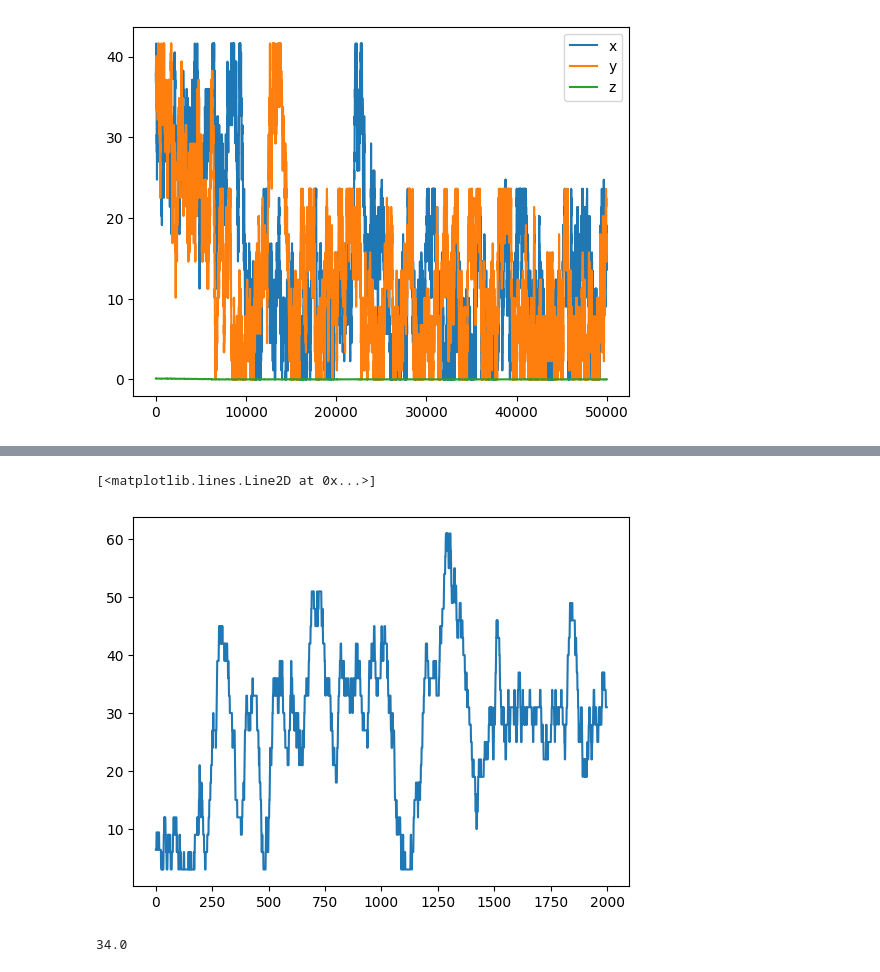
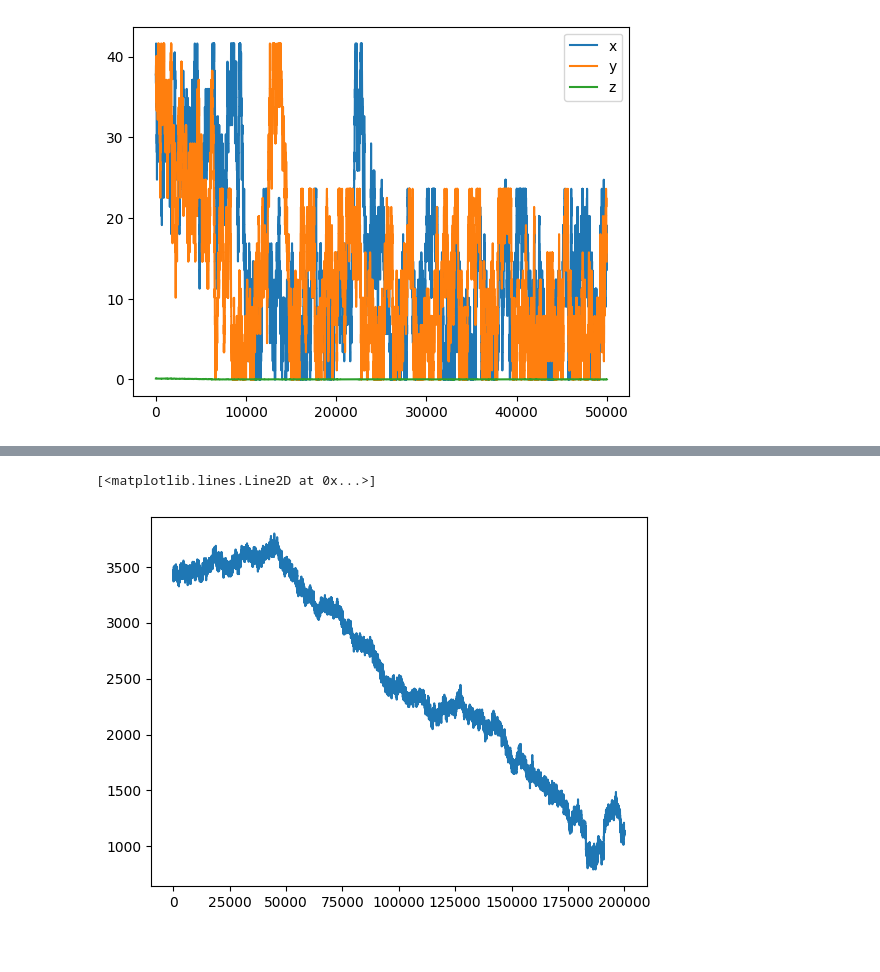
Before and after one commit to SpaceMeerkat/traident, a Jupyter notebook: training/preprocessing.ipynb, the cells around one changed output, grey strips where cells are left out. Cells and saved outputs as stored; diff of their text form; code cells hidden in the pictures.

```diff
--- a/training/preprocessing.ipynb
+++ b/training/preprocessing.ipynb
@@ -233,7 +229,7 @@ input_size = 3  # Matches input_vector dimensions
 hidden_size = 6  # Can be adjusted
 output_size = 6  # Moves: +row, -row, +col, -col, +channel, -channel
 policy = PolicyNet(input_size, hidden_size, output_size)
-optimizer = optim.Adam(policy.parameters(), lr=0.01)
+optimizer = optim.Adam(policy.parameters(), lr=0.1)
 criterion = nn.MSELoss()  # Placeholder loss (we will use REINFORCE-like updates)
 
 # Define action mapping
@@ -244,10 +240,10 @@ actions = [
 ]
 
 # Training loop
-num_steps = 50000
+num_steps = 200000
 positions = []
 
-row, column, channel, Nxy, Nt = torch.tensor(0.1), torch.tensor(0.1), torch.tensor(0.1), torch.tensor(3), torch.tensor(21)
+row, column, channel, Nxy, Nt = torch.tensor(0.1), torch.tensor(0.1), torch.tensor(0.75), torch.tensor(3), torch.tensor(21)
 a_x, a_y, a_t, a_Nxy, a_Nt = torch.tensor(40), torch.tensor(40), torch.tensor(1000), torch.tensor(3), torch.tensor(21)
 
 # Scaling limits for neighborhood size
@@ -258,7 +254,7 @@ def get_input_vector():
     tneighbourhood = get_neighbourhood(cube=torch_chunk, row=row, column=column, channel=channel, Nxy=Nxy, Nt=Nt)
     tneighbourhood = rescale_neighbourhood(tneighbourhood)
     distance_x, distance_y, distance_t = anomaly_distance(torch_chunk, row, column, channel, Nxy, Nt, a_x, a_y, a_t, a_Nxy, a_Nt)
-    return torch.stack([distance_x*72, distance_y*72, distance_t])
+    return torch.stack([distance_x, distance_y, distance_t])
 
 running_loss, running_reward, running_action_probs, running_inputs  = [],[],[],[]
 
@@ -277,7 +273,7 @@ for step in range(num_steps):
     column = torch.clamp(column*64 + move[1], Nxy_max, torch_chunk.shape[2] - Nxy_max)/64
     channel = torch.clamp(channel*4608 + move[2], Nt_max, torch_chunk.shape[0] - Nt_max)/4608
 
-    reward = torch.tensor((abs(row*64 - a_x)/64 + abs(column*64 - a_y)/64 + abs(channel*4608 - a_t))/4608, dtype=torch.float)# * torch_chunk.shape[1]/torch_chunk.shape[0])
+    reward = abs(row*64 - a_x)/64 + abs(column*64 - a_y)/64 + abs(channel*4608 - a_t)/4608# * torch_chunk.shape[1]/torch_chunk.shape[0])
     running_reward.append(reward)
 
     loss = reward * action_probs[action_index]
@@ -410,10 +391,6 @@ plt.legend()
 # %%
 plt.figure()
-plt.plot(x)
+plt.plot(z)
 # %% [output]
 [<matplotlib.lines.Line2D at 0x...>]
-[figure, old version]
+[figure, new version]
-# %%
-np.median(x)
-# %% [output]
-34.0
```
Also changed, not shown: parts of 6 cells of this notebook.
